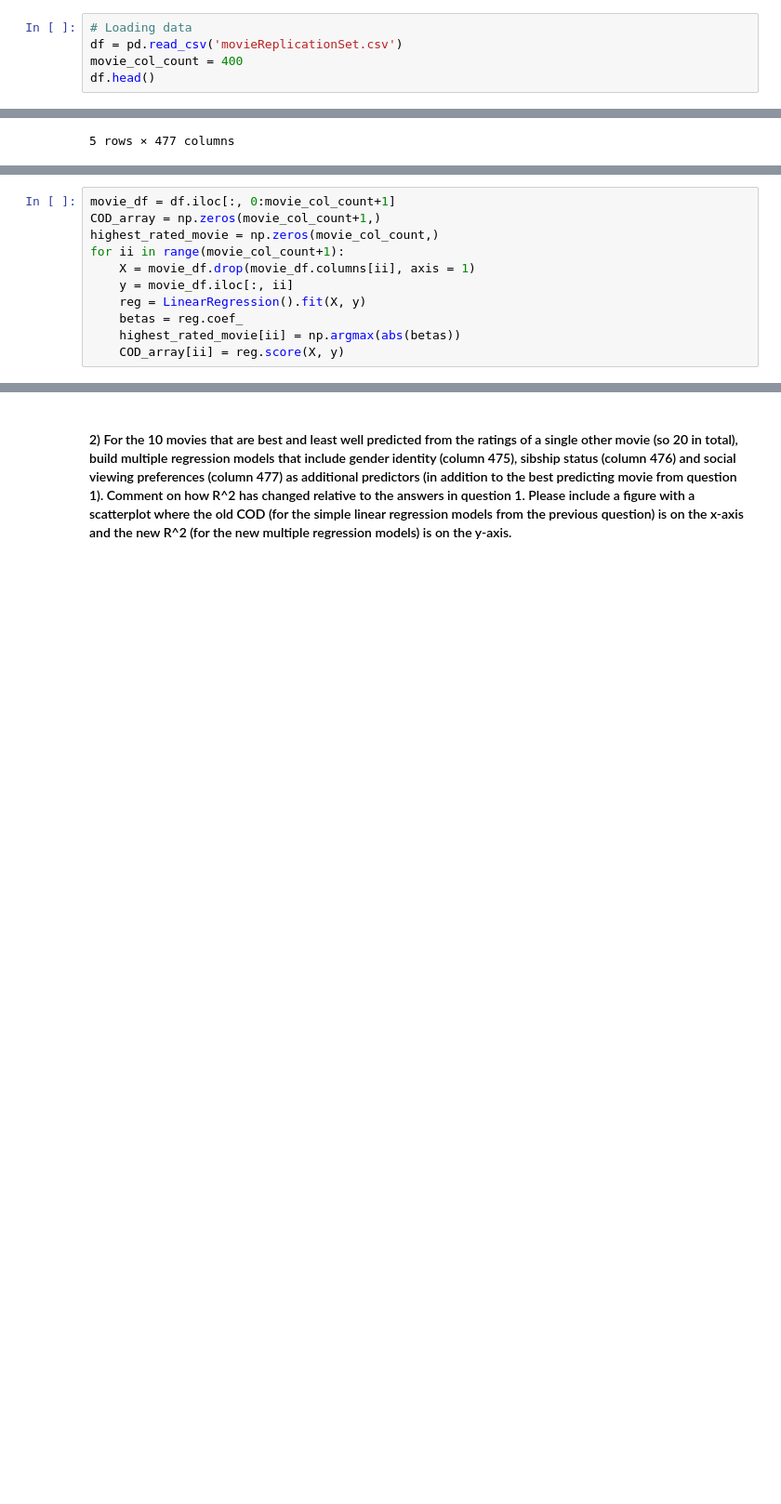
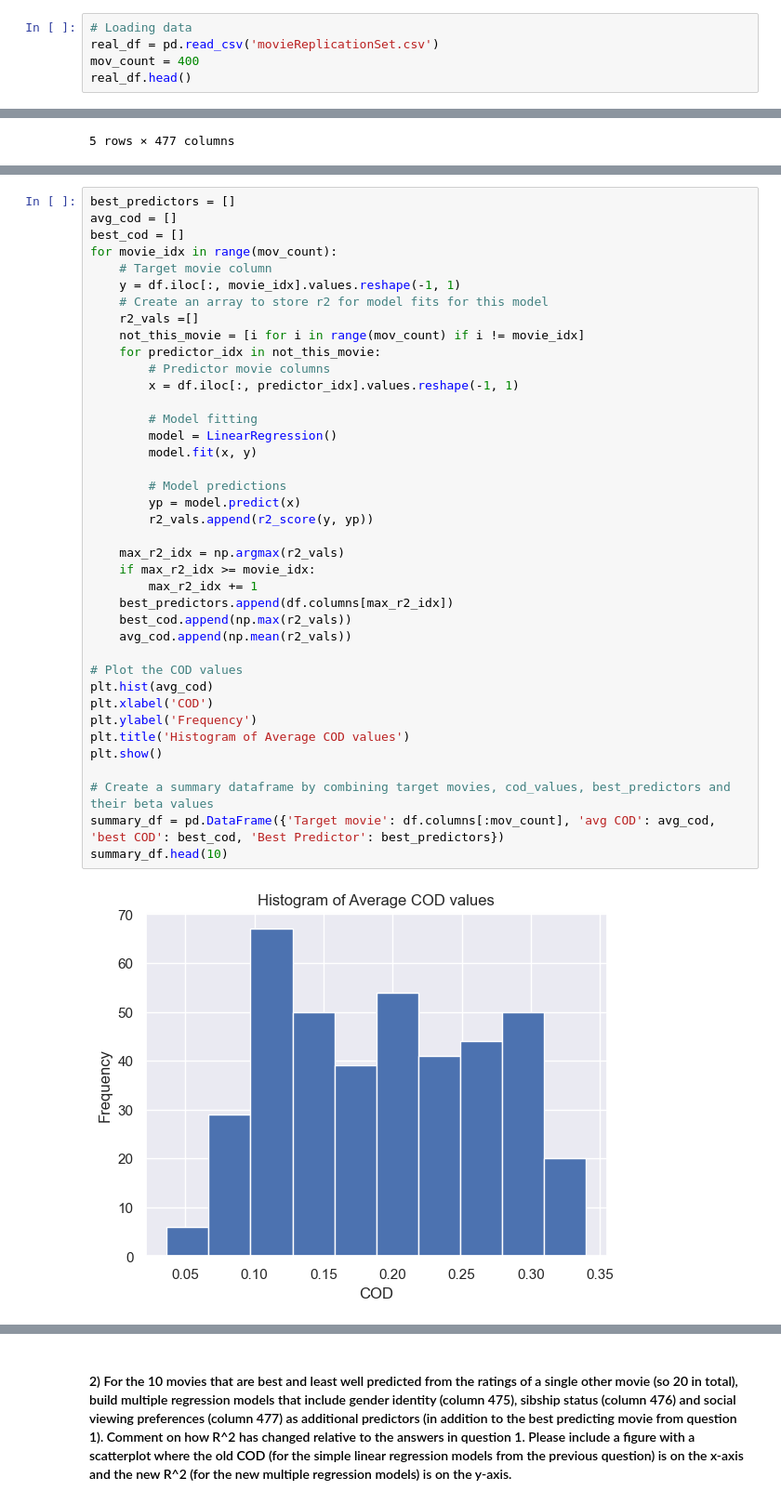
Before and after one commit to mindemory/datascience2022, a Jupyter notebook: datascience_project2.ipynb, the cells around one changed output, grey strips where cells are left out. Shown at 93% size. Cells and saved outputs as stored; diff of their text form; blank space fills up the shorter version.

```diff
--- a/datascience_project2.ipynb
+++ b/datascience_project2.ipynb
@@ -12,9 +18,9 @@ font_axeslabelsize = 14
 font_legendsize = 10
 # %%
 # Loading data
-df = pd.read_csv('movieReplicationSet.csv')
-movie_col_count = 400
-df.head()
+real_df = pd.read_csv('movieReplicationSet.csv')
+mov_count = 400
+real_df.head()
 # %% [output]
 |  | The Life of David Gale (2003) | Wing Commander (1999) | Django Unchained (2012) | Alien (1979) | Indiana Jones and the Last Crusad... | ... |
 | 0 | NaN | NaN | 4.0 | NaN | 3.0 | ... |
@@ -48,11 +83,0 @@ df.head()
-# %%
-movie_df = df.iloc[:, 0:movie_col_count+1]
-COD_array = np.zeros(movie_col_count+1,)
-highest_rated_movie = np.zeros(movie_col_count,)
-for ii in range(movie_col_count+1):
-    X = movie_df.drop(movie_df.columns[ii], axis = 1)
-    y = movie_df.iloc[:, ii]
-    reg = LinearRegression().fit(X, y)
-    betas = reg.coef_
-    highest_rated_movie[ii] = np.argmax(abs(betas))
-    COD_array[ii] = reg.score(X, y)
@@ -72,0 +84,41 @@ plt.show()
+# %%
+best_predictors = []
+avg_cod = []
+best_cod = []
+for movie_idx in range(mov_count):
+    # Target movie column
+    y = df.iloc[:, movie_idx].values.reshape(-1, 1)
+    # Create an array to store r2 for model fits for this model
+    r2_vals =[]
+    not_this_movie = [i for i in range(mov_count) if i != movie_idx]
+    for predictor_idx in not_this_movie:
+        # Predictor movie columns
+        x = df.iloc[:, predictor_idx].values.reshape(-1, 1)
+
+        # Model fitting
+        model = LinearRegression()
+        model.fit(x, y)
+
+        # Model predictions
+        yp = model.predict(x)
+        r2_vals.append(r2_score(y, yp))
+
+    max_r2_idx = np.argmax(r2_vals)
+    if max_r2_idx >= movie_idx:
+        max_r2_idx += 1
+    best_predictors.append(df.columns[max_r2_idx])
+    best_cod.append(np.max(r2_vals))
+    avg_cod.append(np.mean(r2_vals))
+
+# Plot the COD values
+plt.hist(avg_cod)
+plt.xlabel('COD')
+plt.ylabel('Frequency')
+plt.title('Histogram of Average COD values')
+plt.show()
+
+# Create a summary dataframe by combining target movies, cod_values, best_predictors and their beta values
+summary_df = pd.DataFrame({'Target movie': df.columns[:mov_count], 'avg COD': avg_cod, 'best COD': best_cod, 'Best Predictor': best_predictors})
+summary_df.head(10)
+# %% [output]
+[figure, added]
```
Also changed, not shown: parts of 28 cells of this notebook, 5 other files.
